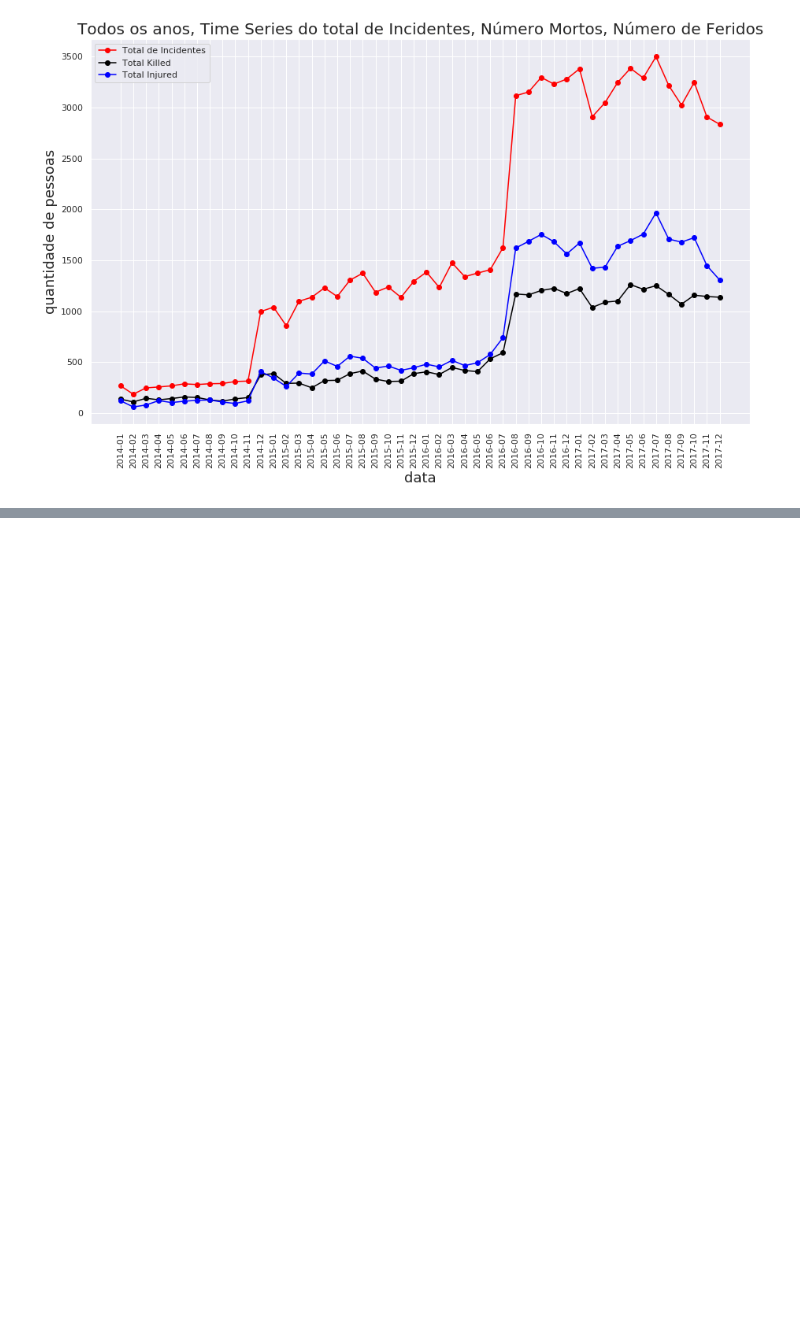
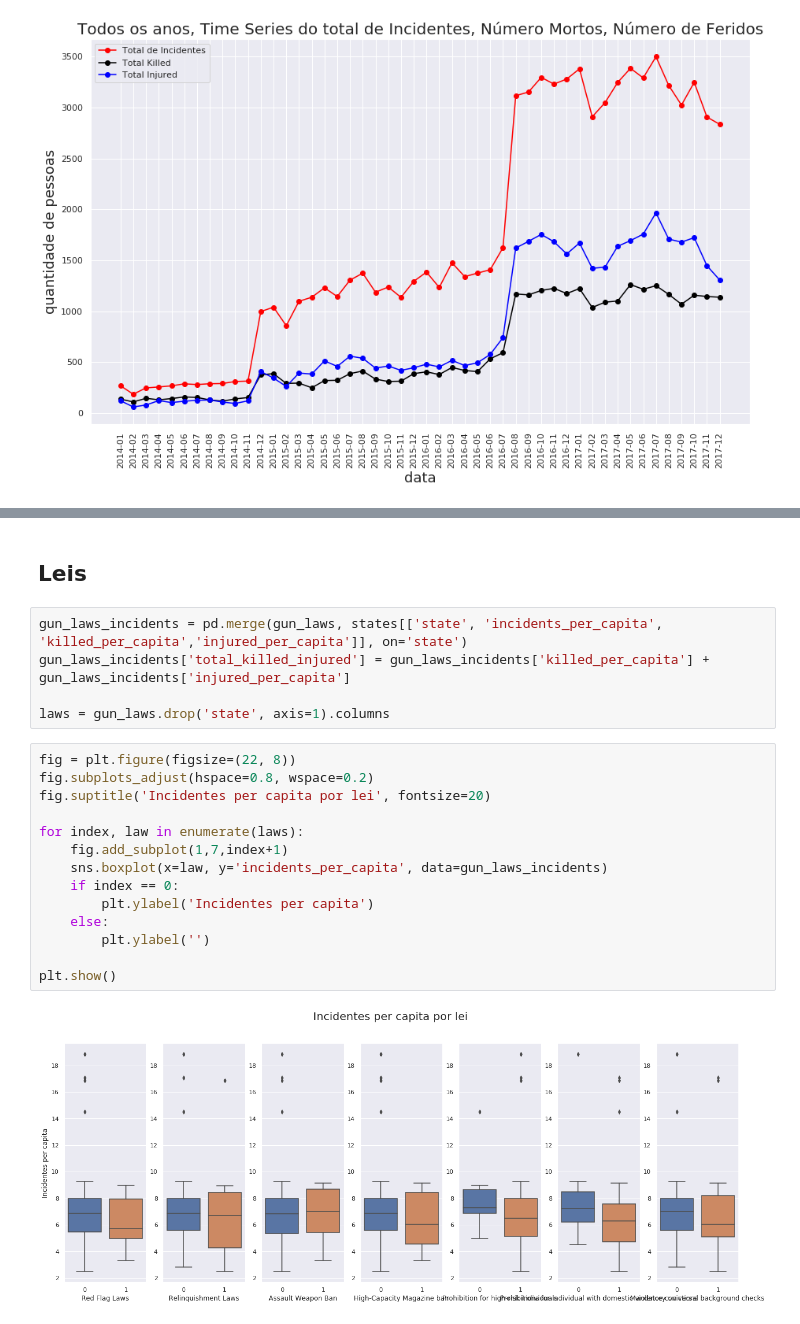
Before and after one commit to PedroPrisxzma/DataScience-Project, a Jupyter notebook: notebooks/Exploratory_Analysis.ipynb, the cells around one changed output, grey strips where cells are left out. Drawn from its saved outputs; the diff is of its cells as text; blank space fills up the shorter version.

```diff
--- a/notebooks/Exploratory_Analysis.ipynb
+++ b/notebooks/Exploratory_Analysis.ipynb
@@ -339,0 +307,23 @@ plt.show()
+# %% [markdown]
+## Leis
+# %%
+gun_laws_incidents = pd.merge(gun_laws, states[['state', 'incidents_per_capita', 'killed_per_capita','injured_per_capita']], on='state')
+gun_laws_incidents['total_killed_injured'] = gun_laws_incidents['killed_per_capita'] + gun_laws_incidents['injured_per_capita']
+
+laws = gun_laws.drop('state', axis=1).columns
+# %%
+fig = plt.figure(figsize=(22, 8))
+fig.subplots_adjust(hspace=0.8, wspace=0.2)
+fig.suptitle('Incidentes per capita por lei', fontsize=20)
+
+for index, law in enumerate(laws):
+    fig.add_subplot(1,7,index+1)
+    sns.boxplot(x=law, y='incidents_per_capita', data=gun_laws_incidents)
+    if index == 0:
+        plt.ylabel('Incidentes per capita')
+    else:
+        plt.ylabel('')
+
+plt.show()
+# %% [output]
+[figure, added]
```
Also changed, not shown: parts of 25 cells of this notebook.
